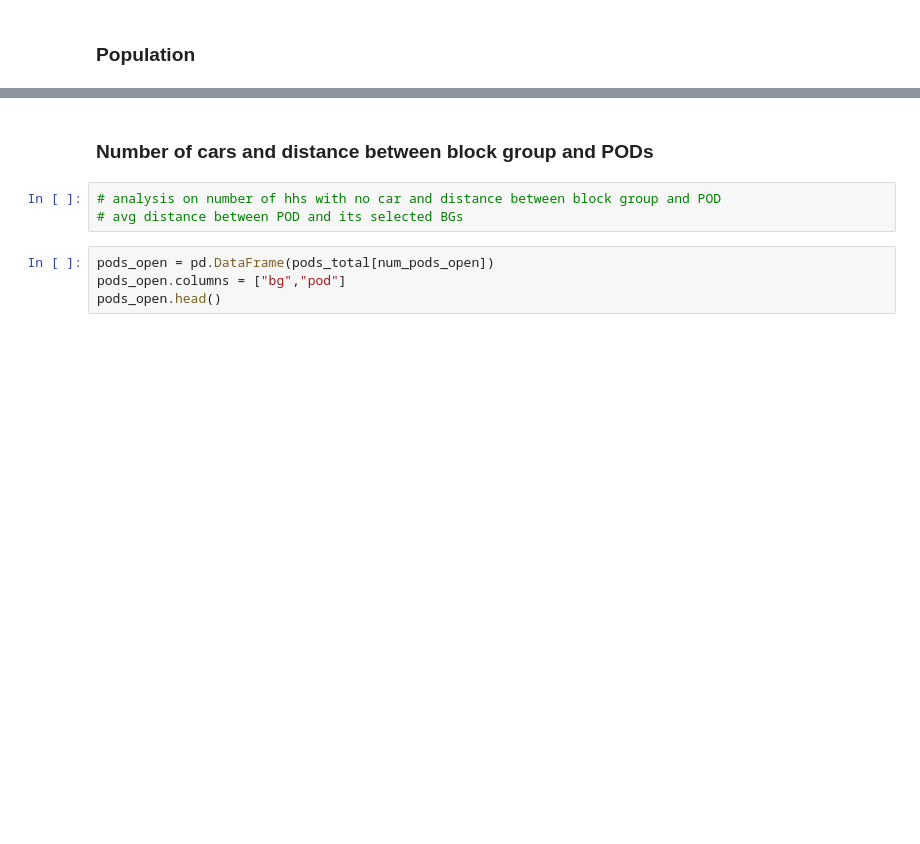
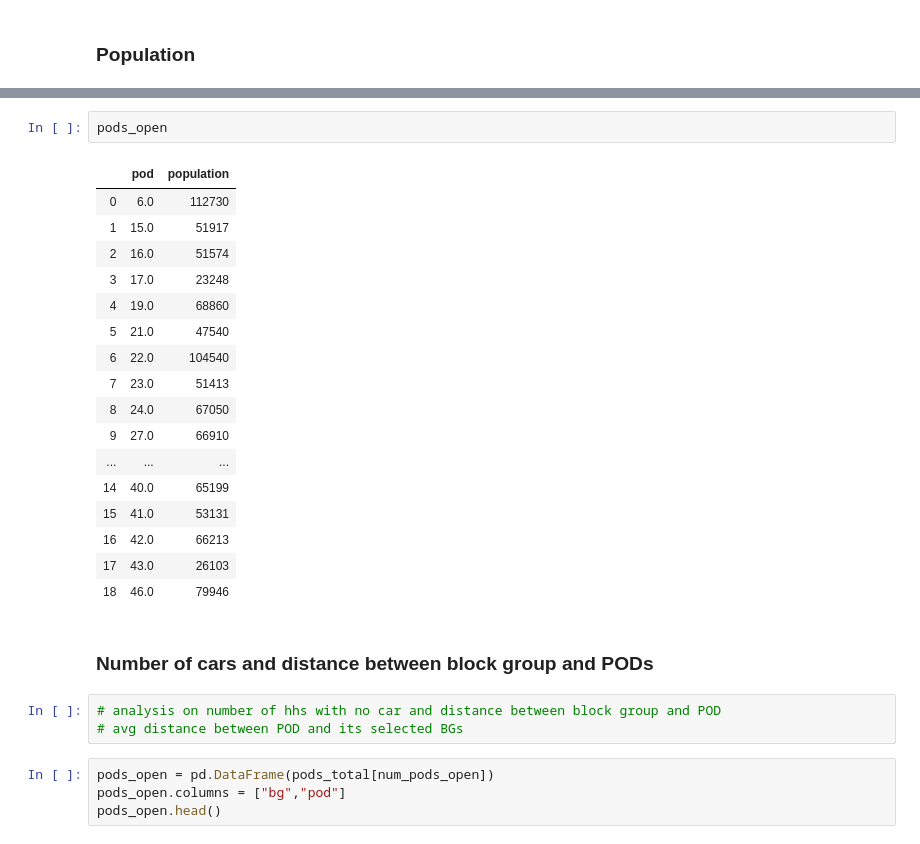
Before and after one commit to espeigle36/points-of-dispense, a Jupyter notebook: Analysis_M.ipynb, the cells around one changed output, grey strips where cells are left out. Drawn from its saved outputs; the diff is of its cells as text; blank space fills up the shorter version.

```diff
--- a/Analysis_M.ipynb
+++ b/Analysis_M.ipynb
@@ -171,3 +201,23 @@ print("The average number of people served by a POD is",  "{:,.0f}".format(np.av
+# %%
+pods_open
+# %% [output]
+|  | pod | population |
+| 0 | 6.0 | 112730 |
+| 1 | 15.0 | 51917 |
+| 2 | 16.0 | 51574 |
+| 3 | 17.0 | 23248 |
+| 4 | 19.0 | 68860 |
+| 5 | 21.0 | 47540 |
+| 6 | 22.0 | 104540 |
+| 7 | 23.0 | 51413 |
+| 8 | 24.0 | 67050 |
+| 9 | 27.0 | 66910 |
+| ... | ... | ... |
+| 14 | 40.0 | 65199 |
+| 15 | 41.0 | 53131 |
+| 16 | 42.0 | 66213 |
+| 17 | 43.0 | 26103 |
+| 18 | 46.0 | 79946 |
 # %% [markdown]
 ### Number of cars and distance between block group and PODs
 # %%
```
Also changed, not shown: parts of 12 cells of this notebook.
